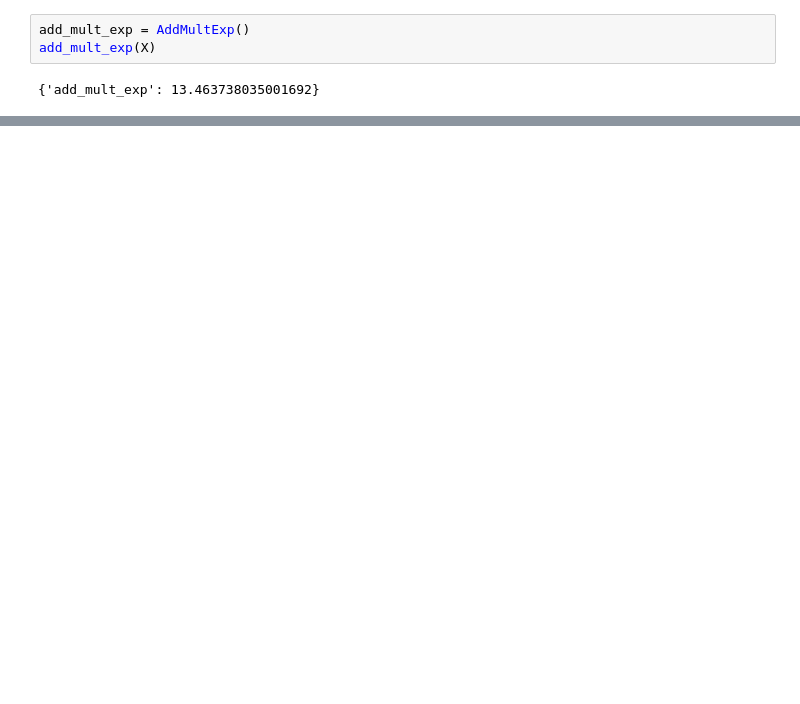
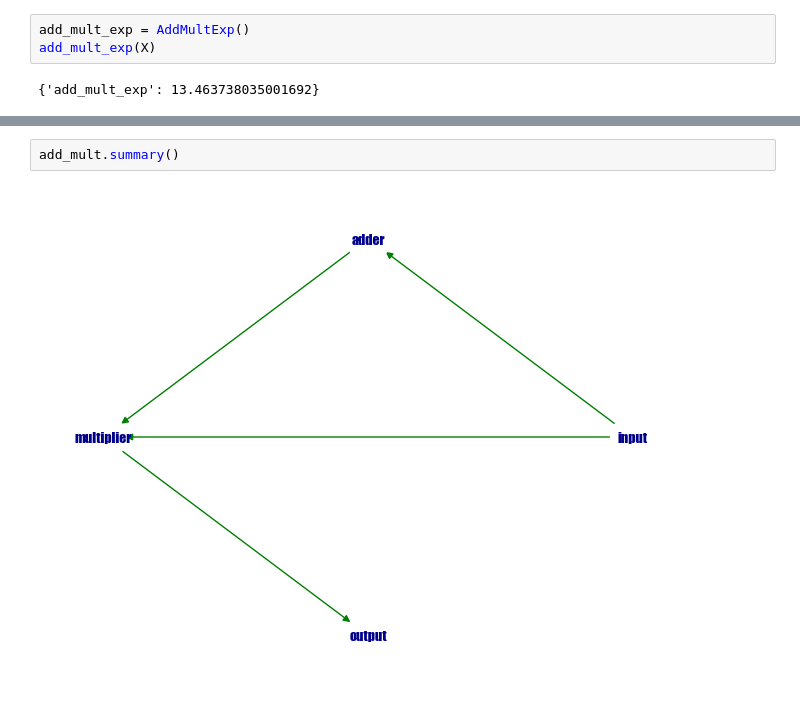
Before and after one commit to terrahydro-esdt/crest, a Jupyter notebook: examples/HTG_algebra.ipynb, the cells around one changed output, grey strips where cells are left out. Saved outputs shown, nothing was run; the diff lists cells and outputs as text; blank space fills up the shorter version.

```diff
--- a/examples/HTG_algebra.ipynb
+++ b/examples/HTG_algebra.ipynb
@@ -109,0 +125,4 @@ add_mult_exp.draw(expand_nodes='all')
+# %%
+add_mult.summary()
+# %% [output]
+[figure, added]
```
Also changed, not shown: parts of 8 cells of this notebook, 4 other files.
